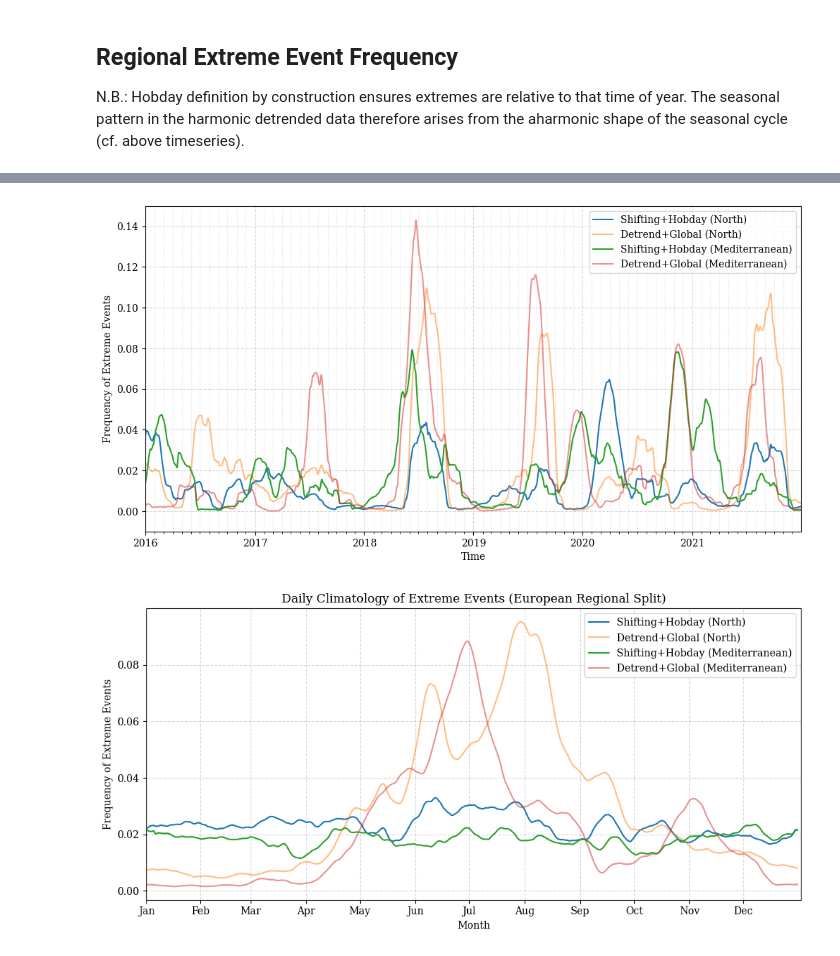
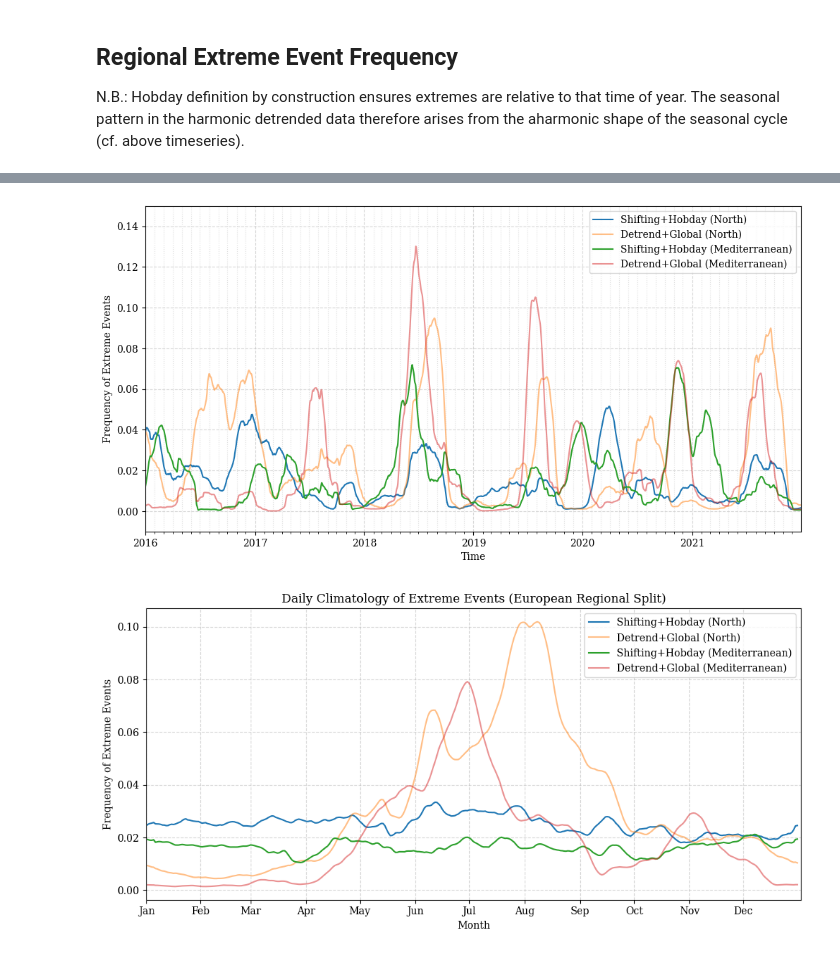
Before and after one commit to wienkers/marEx, a Jupyter notebook: examples/regional data/01_preprocess_extremes.ipynb, the cells around one changed output, grey strips where cells are left out. Cells and saved outputs as stored; diff of their text form; code cells hidden in the pictures.

```diff
--- a/examples/regional data/01_preprocess_extremes.ipynb
+++ b/examples/regional data/01_preprocess_extremes.ipynb
@@ -356,8 +421,8 @@ sst = (
     .to_dask()
     .sst.astype(np.float32)
     .sel(
-        lat=slice(30, 65),        # 30°N to 65°N
-        lon=slice(-20, 40),       # 20°W to 40°E
+        lat=slice(30, 70),        # 30°N to 70°N
+        lon=slice(-20, 45),       # 20°W to 45°E
         time=time_slice
     )
     .chunk({"time": 75, "lat": "auto", "lon": "auto"})
@@ -369,7 +434,7 @@ extremes_ds_shifting = (
 )
 extremes_ds_detrend = (
     xr.open_zarr(
-        scratch_dir / "mhws" / "extremes_binary_regional_detrend_constant.zarr",
+        scratch_dir / "mhws" / "extremes_binary_regional_harmonic_global.zarr",
         chunks={},
     )
     .sel(time=time_slice)
@@ -507,11 +572,11 @@ for season in seasons:
 # %%
 # Regional analysis: North Atlantic vs Mediterranean
-monthly_shifting_north = extremes_ds_shifting.extreme_events.sel(lat=slice(50, 65)).mean(dim=["lat", "lon"]).rolling(time=60).mean()
-monthly_detrend_north = extremes_ds_detrend.extreme_events.sel(lat=slice(50, 65)).mean(dim=["lat", "lon"]).rolling(time=60).mean()
+monthly_shifting_north = extremes_ds_shifting.extreme_events.sel(lat=slice(50, 70)).mean(dim=["lat", "lon"]).rolling(time=60).mean()
+monthly_detrend_north = extremes_ds_detrend.extreme_events.sel(lat=slice(50, 70)).mean(dim=["lat", "lon"]).rolling(time=60).mean()
 
 # Mediterranean region
-monthly_shifting_med = extremes_ds_shifting.extreme_events.sel(lat=slice(30, 49)).sel(lon=slice(0,40)).mean(dim=["lat", "lon"]).rolling(time=60).mean()
-monthly_detrend_med = extremes_ds_detrend.extreme_events.sel(lat=slice(30, 49)).sel(lon=slice(0,40)).mean(dim=["lat", "lon"]).rolling(time=60).mean()
+monthly_shifting_med = extremes_ds_shifting.extreme_events.sel(lat=slice(30, 49)).sel(lon=slice(0,45)).mean(dim=["lat", "lon"]).rolling(time=60).mean()
+monthly_detrend_med = extremes_ds_detrend.extreme_events.sel(lat=slice(30, 49)).sel(lon=slice(0,45)).mean(dim=["lat", "lon"]).rolling(time=60).mean()
 
 plt.figure(figsize=(12, 6))
 plt.plot(
@@ -546,11 +611,11 @@ plt.gca().xaxis.set_minor_locator(mdates.MonthLocator(bymonth=range(2, 13)))
 plt.legend()
 plt.show()
 # %% [output]
-[figure, old version]
+[figure, new version]
 # %%
 # Daily climatology split by European regions
 monthly_shifting_north = (
-    extremes_ds_shifting.extreme_events.sel(lat=slice(50, 65))
+    extremes_ds_shifting.extreme_events.sel(lat=slice(50, 70))
     .mean(dim=["lat", "lon"])
     .rolling(time=10, center=True)
     .mean("time")
@@ -559,7 +624,7 @@ monthly_shifting_north = (
     .isel(dayofyear=slice(0, -2))
 )
 monthly_shifting_med = (
-    extremes_ds_shifting.extreme_events.sel(lat=slice(30, 49)).sel(lon=slice(0,40))
+    extremes_ds_shifting.extreme_events.sel(lat=slice(30, 49)).sel(lon=slice(0,45))
     .mean(dim=["lat", "lon"])
     .rolling(time=10, center=True)
     .mean("time")
@@ -568,7 +633,7 @@ monthly_shifting_med = (
     .isel(dayofyear=slice(0, -2))
 )
 monthly_detrend_north = (
-    extremes_ds_detrend.extreme_events.sel(lat=slice(50, 65))
+    extremes_ds_detrend.extreme_events.sel(lat=slice(50, 70))
     .mean(dim=["lat", "lon"])
     .rolling(time=10, center=True)
     .mean("time")
@@ -577,33 +642,33 @@ monthly_detrend_north = (
     .isel(dayofyear=slice(0, -2))
 )
 monthly_detrend_med = (
-    extremes_ds_detrend.extreme_events.sel(lat=slice(30, 49)).sel(lon=slice(0,40))
+    extremes_ds_detrend.extreme_events.sel(lat=slice(30, 49)).sel(lon=slice(0,45))
     .mean(dim=["lat", "lon"])
     .rolling(time=10, center=True)
     .mean("time")
     .groupby("time.dayofyear")
     .mean(dim="time")
     .isel(dayofyear=slice(0, -2))
 )
 
 days = monthly_shifting_north.dayofyear.values
 month_starts = [1] + list(np.cumsum([calendar.monthrange(2001, m)[1] for m in range(1, 12)]))
 month_labels = [calendar.month_abbr[m] for m in range(1, 13)]
 
 plt.figure(figsize=(10, 5))
 plt.plot(days, monthly_shifting_north, label="Shifting+Hobday (North)")
 plt.plot(days, monthly_detrend_north, label="Detrend+Global (North)", alpha=0.5)
 plt.plot(days, monthly_shifting_med, label="Shifting+Hobday (Mediterranean)")
 plt.plot(days, monthly_detrend_med, label="Detrend+Global (Mediterranean)", alpha=0.5)
 plt.grid(True, linestyle="--", alpha=0.5)
 plt.xlabel("Month")
 plt.ylabel("Frequency of Extreme Events")
 plt.title("Daily Climatology of Extreme Events (European Regional Split)")
 plt.legend()
 
 plt.xticks(month_starts, month_labels)
 plt.xlim(1, 366)
 plt.tight_layout()
 plt.show()
 # %% [output]
-[figure, old version]
+[figure, new version]
```
Also changed, not shown: parts of 14 cells of this notebook, 10 other files.
